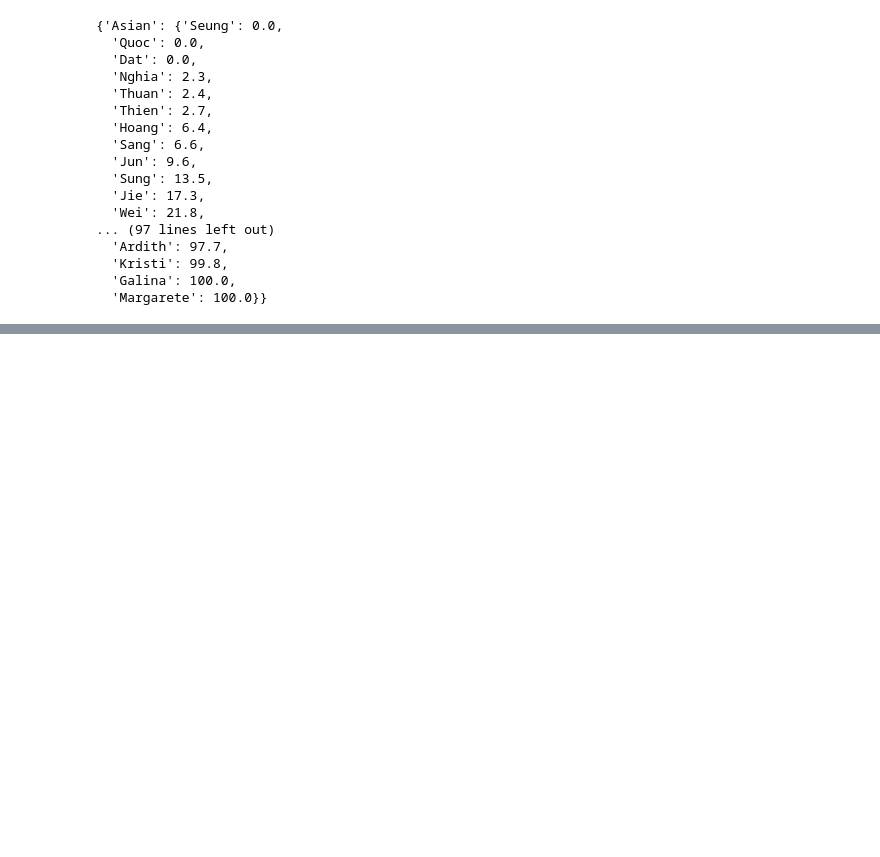
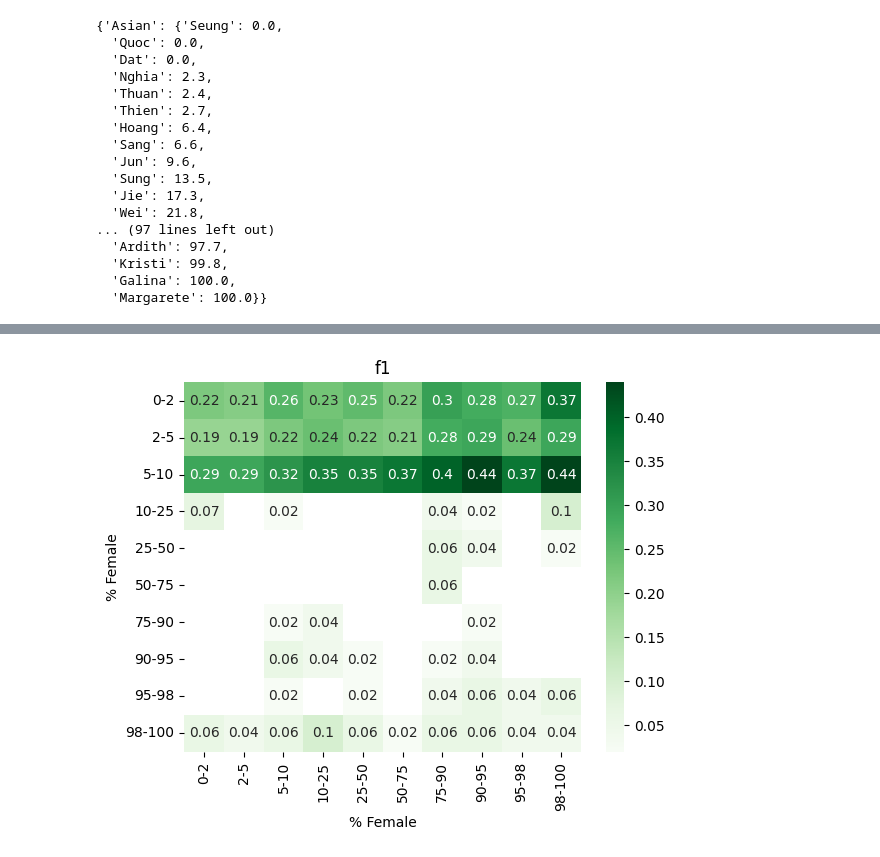
Before and after one commit to clarisw/517-final-project, a Jupyter notebook: generate_heatmaps.ipynb, the cells around one changed output, grey strips where cells are left out. Drawn from its saved outputs; the diff is of its cells as text; code cells hidden in the pictures; blank space fills up the shorter version.

```diff
--- a/generate_heatmaps.ipynb
+++ b/generate_heatmaps.ipynb
@@ -130,0 +115,4 @@ KeyError: "'seagreen' is not a known colormap name"
+# %%
+generate_heatmap(grouped_df, "f1")
+# %% [output]
+[figure, added]
```
Also changed, not shown: parts of 12 cells of this notebook.
